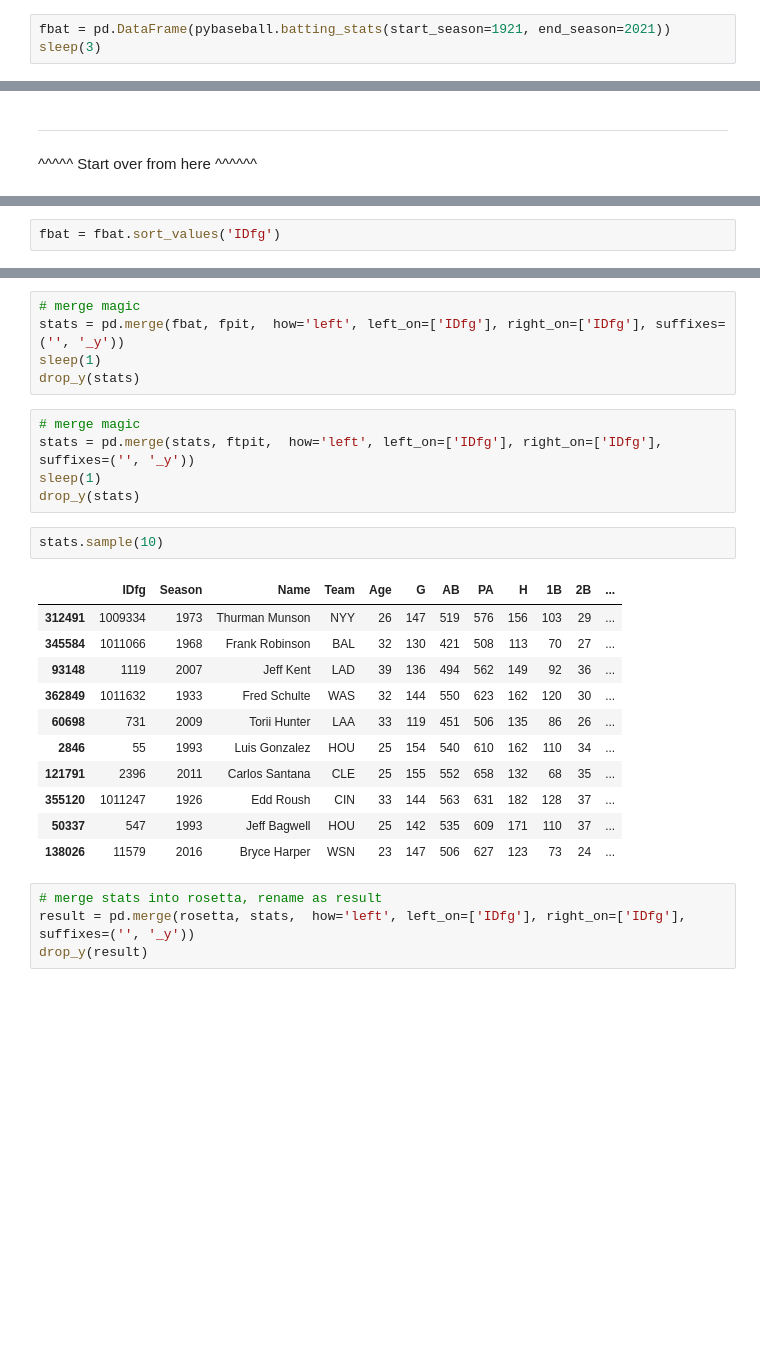
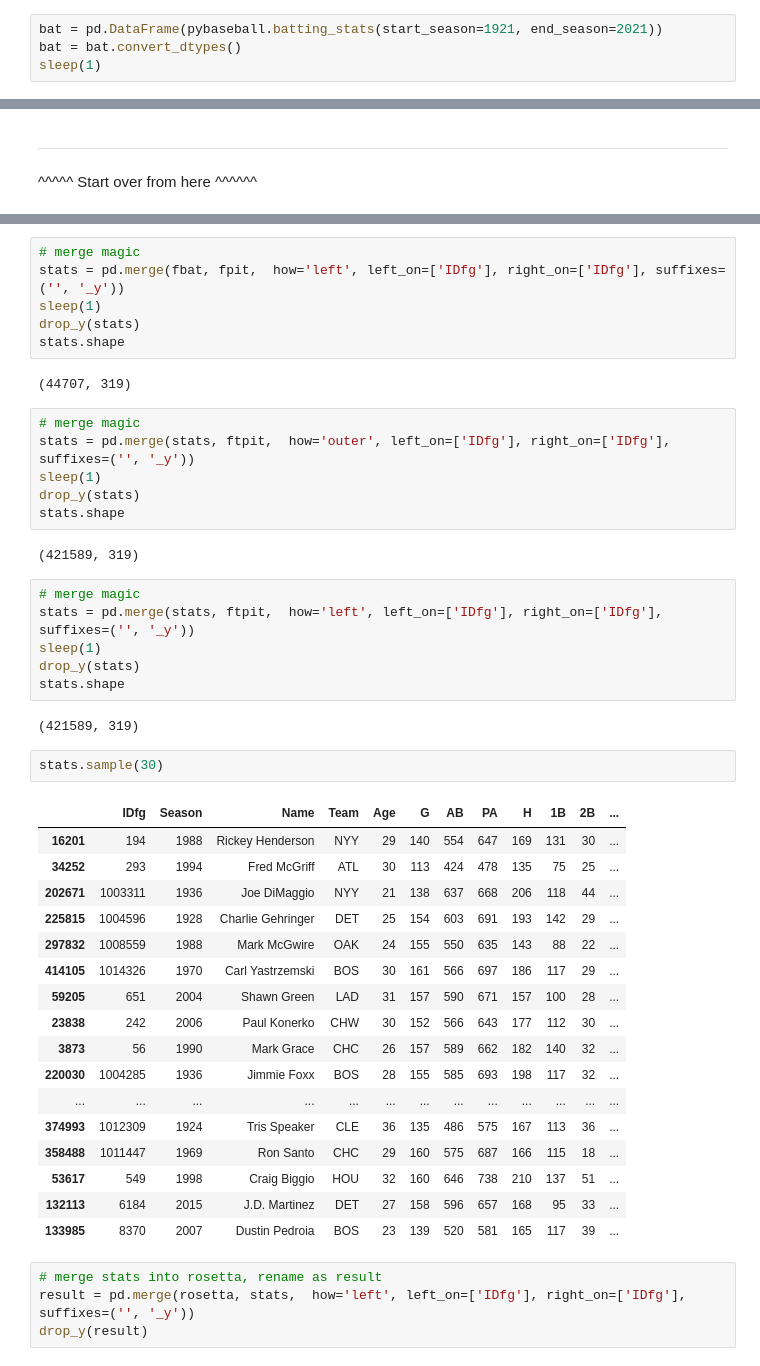
Before and after one commit to obverter/bmi-stars, a Jupyter notebook: notebooks/Players.ipynb, the cells around one changed output, grey strips where cells are left out. Saved outputs shown, nothing was run; the diff lists cells and outputs as text; blank space fills up the shorter version.

```diff
--- a/notebooks/Players.ipynb
+++ b/notebooks/Players.ipynb
@@ -21,3 +217,4 @@ pd.set_option("display.max_rows", 100)
 # %%
-fbat = pd.DataFrame(pybaseball.batting_stats(start_season=1921, end_season=2021))
-sleep(3)
+bat = pd.DataFrame(pybaseball.batting_stats(start_season=1921, end_season=2021))
+bat = bat.convert_dtypes()
+sleep(1)
@@ -75,2 +266,0 @@ rosetta = rosetta.rename(columns={
-# %%
-fbat = fbat.sort_values('IDfg')
@@ -84,25 +316,45 @@ def drop_y(df):
 stats = pd.merge(fbat, fpit,  how='left', left_on=['IDfg'], right_on=['IDfg'], suffixes=('', '_y'))
 sleep(1)
 drop_y(stats)
+stats.shape
+# %% [output]
+(44707, 319)
+# %%
+# merge magic
+stats = pd.merge(stats, ftpit,  how='outer', left_on=['IDfg'], right_on=['IDfg'], suffixes=('', '_y'))
+sleep(1)
+drop_y(stats)
+stats.shape
+# %% [output]
+(421589, 319)
 # %%
 # merge magic
 stats = pd.merge(stats, ftpit,  how='left', left_on=['IDfg'], right_on=['IDfg'], suffixes=('', '_y'))
 sleep(1)
 drop_y(stats)
+stats.shape
+# %% [output]
+(421589, 319)
 # %%
-stats.sample(10)
+stats.sample(30)
 # %% [output]
 |  | IDfg | Season | Name | Team | Age | G | AB | PA | H | 1B | 2B | ... |
-| 312491 | 1009334 | 1973 | Thurman Munson | NYY | 26 | 147 | 519 | 576 | 156 | 103 | 29 | ... |
-| 345584 | 1011066 | 1968 | Frank Robinson | BAL | 32 | 130 | 421 | 508 | 113 | 70 | 27 | ... |
-| 93148 | 1119 | 2007 | Jeff Kent | LAD | 39 | 136 | 494 | 562 | 149 | 92 | 36 | ... |
-| 362849 | 1011632 | 1933 | Fred Schulte | WAS | 32 | 144 | 550 | 623 | 162 | 120 | 30 | ... |
-| 60698 | 731 | 2009 | Torii Hunter | LAA | 33 | 119 | 451 | 506 | 135 | 86 | 26 | ... |
-| 2846 | 55 | 1993 | Luis Gonzalez | HOU | 25 | 154 | 540 | 610 | 162 | 110 | 34 | ... |
-| 121791 | 2396 | 2011 | Carlos Santana | CLE | 25 | 155 | 552 | 658 | 132 | 68 | 35 | ... |
-| 355120 | 1011247 | 1926 | Edd Roush | CIN | 33 | 144 | 563 | 631 | 182 | 128 | 37 | ... |
-| 50337 | 547 | 1993 | Jeff Bagwell | HOU | 25 | 142 | 535 | 609 | 171 | 110 | 37 | ... |
-| 138026 | 11579 | 2016 | Bryce Harper | WSN | 23 | 147 | 506 | 627 | 123 | 73 | 24 | ... |
+| 16201 | 194 | 1988 | Rickey Henderson | NYY | 29 | 140 | 554 | 647 | 169 | 131 | 30 | ... |
+| 34252 | 293 | 1994 | Fred McGriff | ATL | 30 | 113 | 424 | 478 | 135 | 75 | 25 | ... |
+| 202671 | 1003311 | 1936 | Joe DiMaggio | NYY | 21 | 138 | 637 | 668 | 206 | 118 | 44 | ... |
+| 225815 | 1004596 | 1928 | Charlie Gehringer | DET | 25 | 154 | 603 | 691 | 193 | 142 | 29 | ... |
+| 297832 | 1008559 | 1988 | Mark McGwire | OAK | 24 | 155 | 550 | 635 | 143 | 88 | 22 | ... |
+| 414105 | 1014326 | 1970 | Carl Yastrzemski | BOS | 30 | 161 | 566 | 697 | 186 | 117 | 29 | ... |
+| 59205 | 651 | 2004 | Shawn Green | LAD | 31 | 157 | 590 | 671 | 157 | 100 | 28 | ... |
+| 23838 | 242 | 2006 | Paul Konerko | CHW | 30 | 152 | 566 | 643 | 177 | 112 | 30 | ... |
+| 3873 | 56 | 1990 | Mark Grace | CHC | 26 | 157 | 589 | 662 | 182 | 140 | 32 | ... |
+| 220030 | 1004285 | 1936 | Jimmie Foxx | BOS | 28 | 155 | 585 | 693 | 198 | 117 | 32 | ... |
+| ... | ... | ... | ... | ... | ... | ... | ... | ... | ... | ... | ... | ... |
+| 374993 | 1012309 | 1924 | Tris Speaker | CLE | 36 | 135 | 486 | 575 | 167 | 113 | 36 | ... |
+| 358488 | 1011447 | 1969 | Ron Santo | CHC | 29 | 160 | 575 | 687 | 166 | 115 | 18 | ... |
+| 53617 | 549 | 1998 | Craig Biggio | HOU | 32 | 160 | 646 | 738 | 210 | 137 | 51 | ... |
+| 132113 | 6184 | 2015 | J.D. Martinez | DET | 27 | 158 | 596 | 657 | 168 | 95 | 33 | ... |
+| 133985 | 8370 | 2007 | Dustin Pedroia | BOS | 23 | 139 | 520 | 581 | 165 | 117 | 39 | ... |
 # %%
 # merge stats into rosetta, rename as result
 result = pd.merge(rosetta, stats,  how='left', left_on=['IDfg'], right_on=['IDfg'], suffixes=('', '_y'))
```
Also changed, not shown: parts of 96 cells of this notebook, 1 other file.
